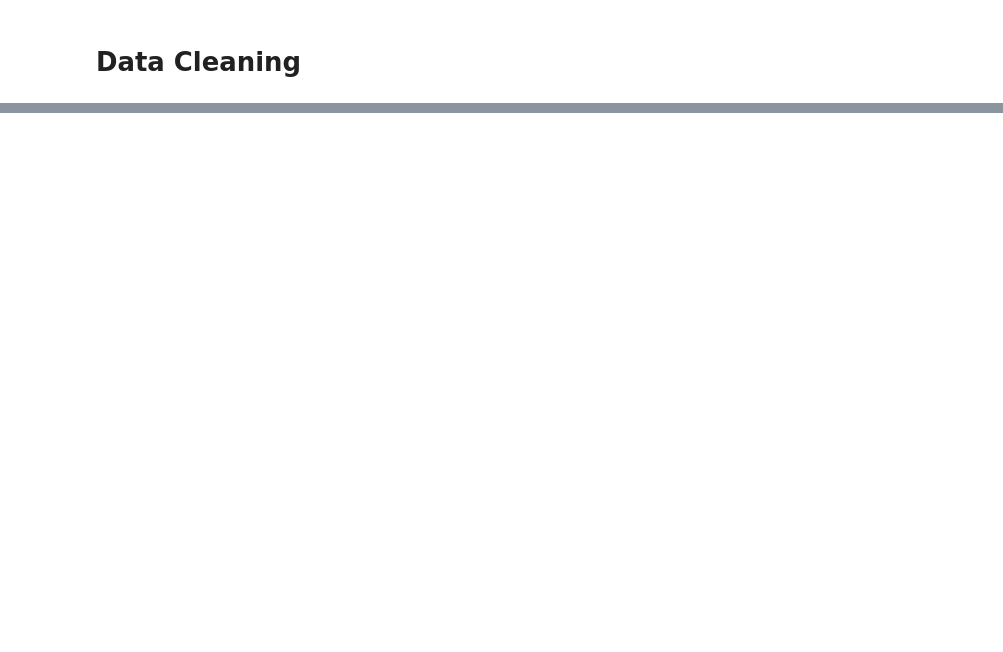
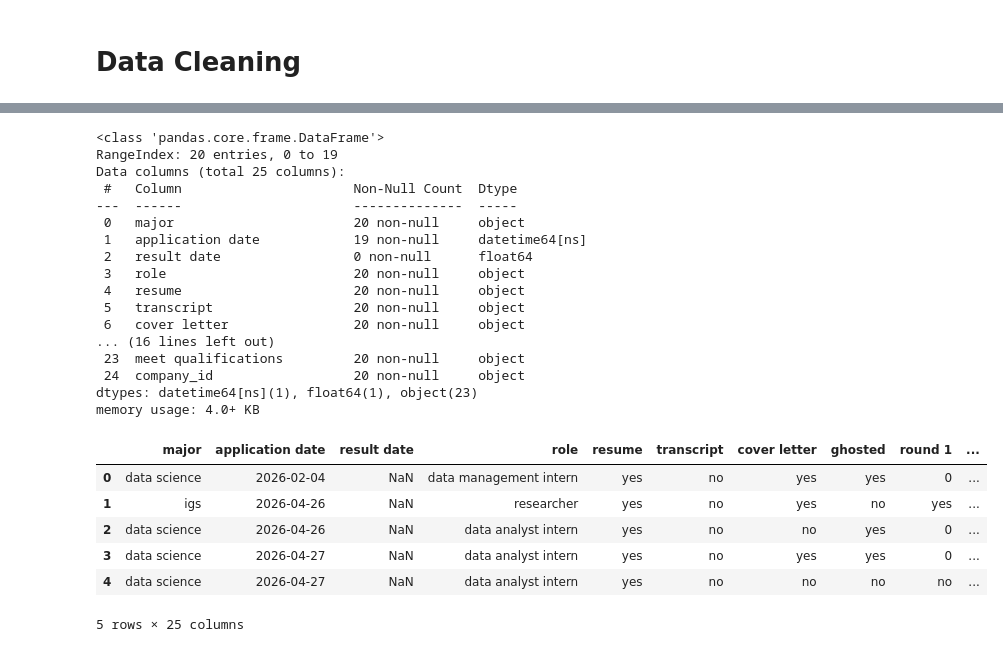
Before and after one commit to rcdavid1/application-analysis, a Jupyter notebook: analysis.ipynb, the cells around one changed output, grey strips where cells are left out. Saved outputs shown, nothing was run; the diff lists cells and outputs as text; code cells hidden in the pictures; blank space fills up the shorter version.

```diff
--- a/analysis.ipynb
+++ b/analysis.ipynb
@@ -56,0 +60,40 @@ df
+# %%
+# ensuring type datetime objects are not altered; result dates will eventually become datetime objects as I hear back from employers
+columns_lower = [lower for lower in df.columns if lower not in ["application date", "result date"]] # only capturing columns that are not date columns
+
+# altering all columns except "date" to lowercase strings for ease of use and consistency
+df[columns_lower] = df[columns_lower].astype(str).apply(lambda x: x.str.lower())
+
+# replacing "nan" strings with to the value 0; will convert "yes" and "no" to binary eventually
+df[columns_lower] = df[columns_lower].replace({"nan":0})
+
+# checking types are consistent with the transformation
+df.info()
+
+# checking new dataframe
+df.head(5)
+# %% [output]
+<class 'pandas.core.frame.DataFrame'>
+RangeIndex: 20 entries, 0 to 19
+Data columns (total 25 columns):
+ #   Column                      Non-Null Count  Dtype
+---  ------                      --------------  -----
+ 0   major                       20 non-null     object
+ 1   application date            19 non-null     datetime64[ns]
+ 2   result date                 0 non-null      float64
+ 3   role                        20 non-null     object
+ 4   resume                      20 non-null     object
+ 5   transcript                  20 non-null     object
+ 6   cover letter                20 non-null     object
+... (16 lines left out)
+ 23  meet qualifications         20 non-null     object
+ 24  company_id                  20 non-null     object
+dtypes: datetime64[ns](1), float64(1), object(23)
+memory usage: 4.0+ KB
+|  | major | application date | result date | role | resume | transcript | cover letter | ghosted | round 1 | ... |
+| 0 | data science | 2026-02-04 | NaN | data management intern | yes | no | yes | yes | 0 | ... |
+| 1 | igs | 2026-04-26 | NaN | researcher | yes | no | yes | no | yes | ... |
+| 2 | data science | 2026-04-26 | NaN | data analyst intern | yes | no | no | yes | 0 | ... |
+| 3 | data science | 2026-04-27 | NaN | data analyst intern | yes | no | yes | yes | 0 | ... |
+| 4 | data science | 2026-04-27 | NaN | data analyst intern | yes | no | no | no | no | ... |
+5 rows × 25 columns
```
Also changed, not shown: parts of 7 cells of this notebook.
